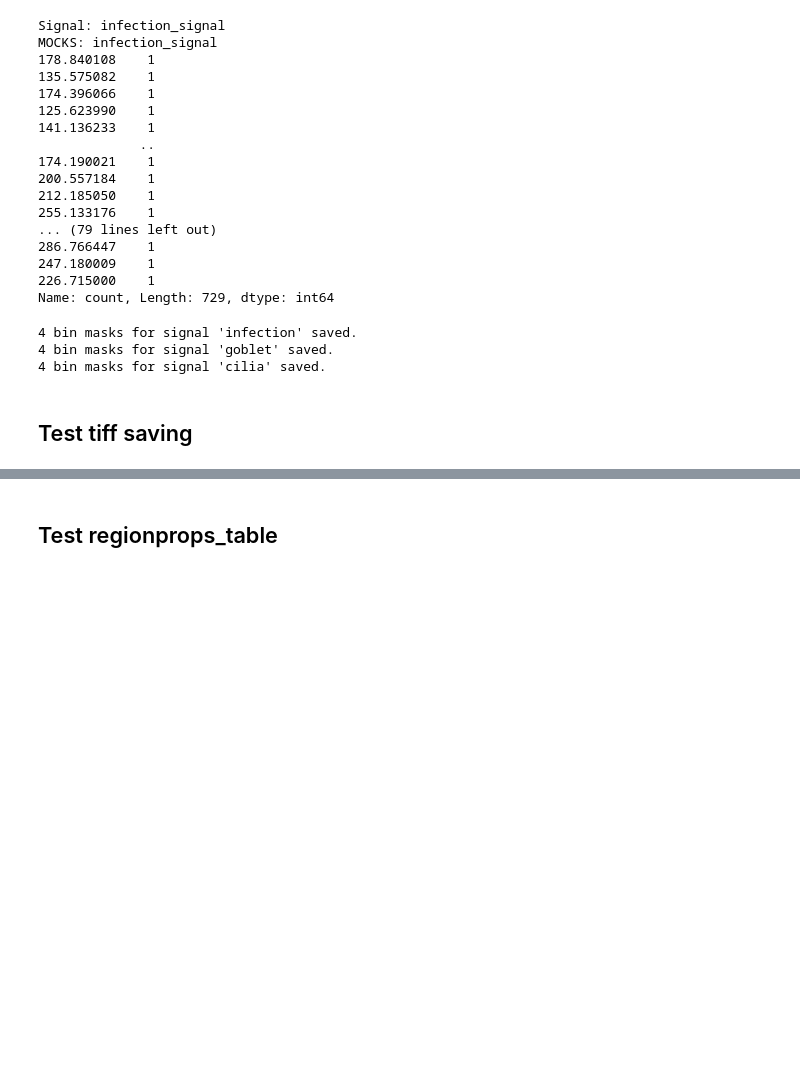
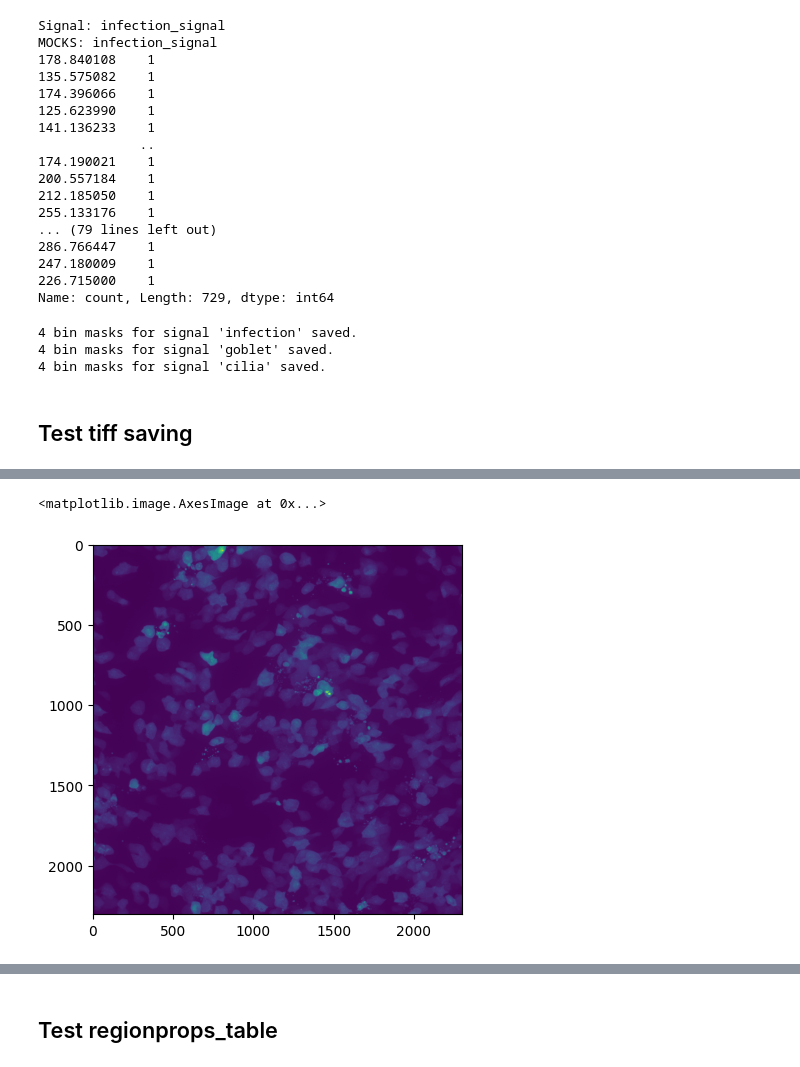
Before and after one commit to quasar1357/ivi-imaging, a Jupyter notebook: notebooks/vetsuisse25_CA-tests_ALI_local.ipynb, the cells around one changed output, grey strips where cells are left out. Drawn from its saved outputs; the diff is of its cells as text; code cells hidden in the pictures; blank space fills up the shorter version.

```diff
--- a/notebooks/vetsuisse25_CA-tests_ALI_local.ipynb
+++ b/notebooks/vetsuisse25_CA-tests_ALI_local.ipynb
@@ -337,5 +355,8 @@ print(ex_tiff.shape)
 # %%
-plt.imshow(ex_tiff[0,0,6])
+plt.imshow(ex_tiff[0,0,0])
+# %% [output]
+<matplotlib.image.AxesImage at 0x...>
+[figure, added]
 # %%
 comparison = ca.projections[1][0]
 # %%
```
Also changed, not shown: parts of 15 cells of this notebook, 1 other file.
